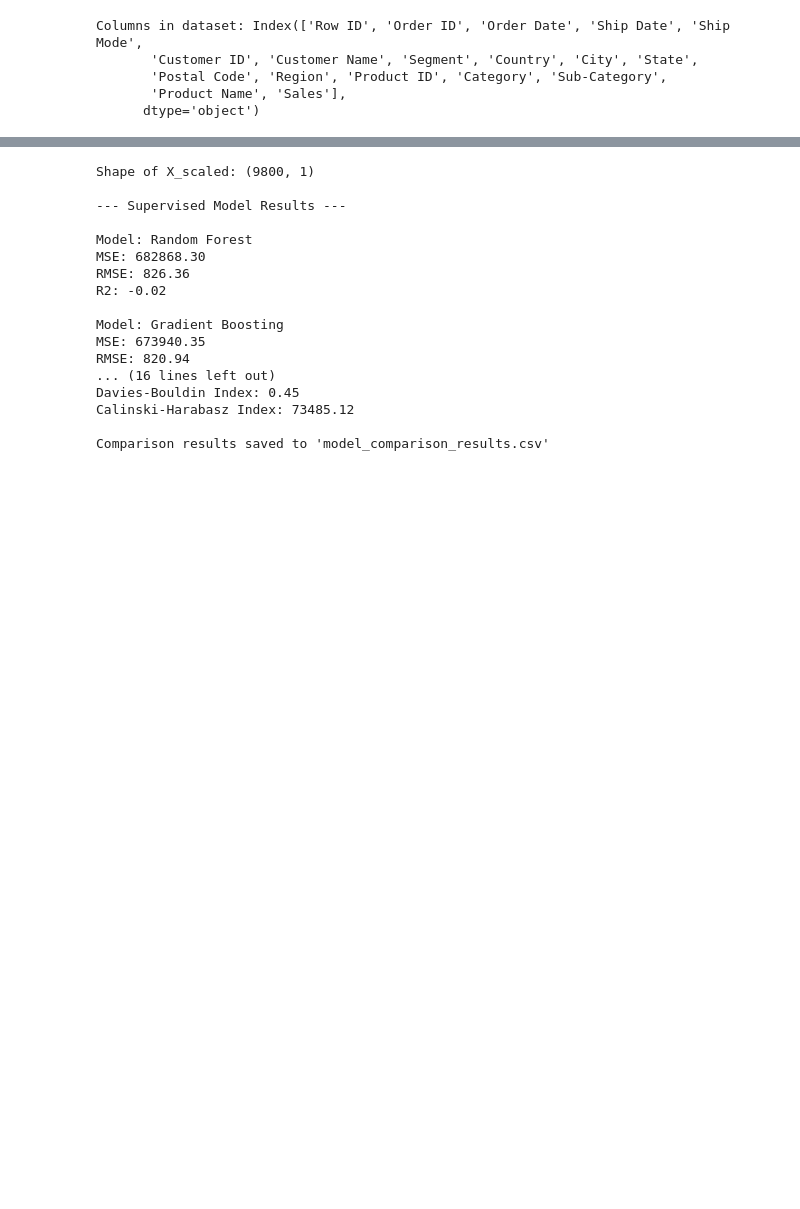
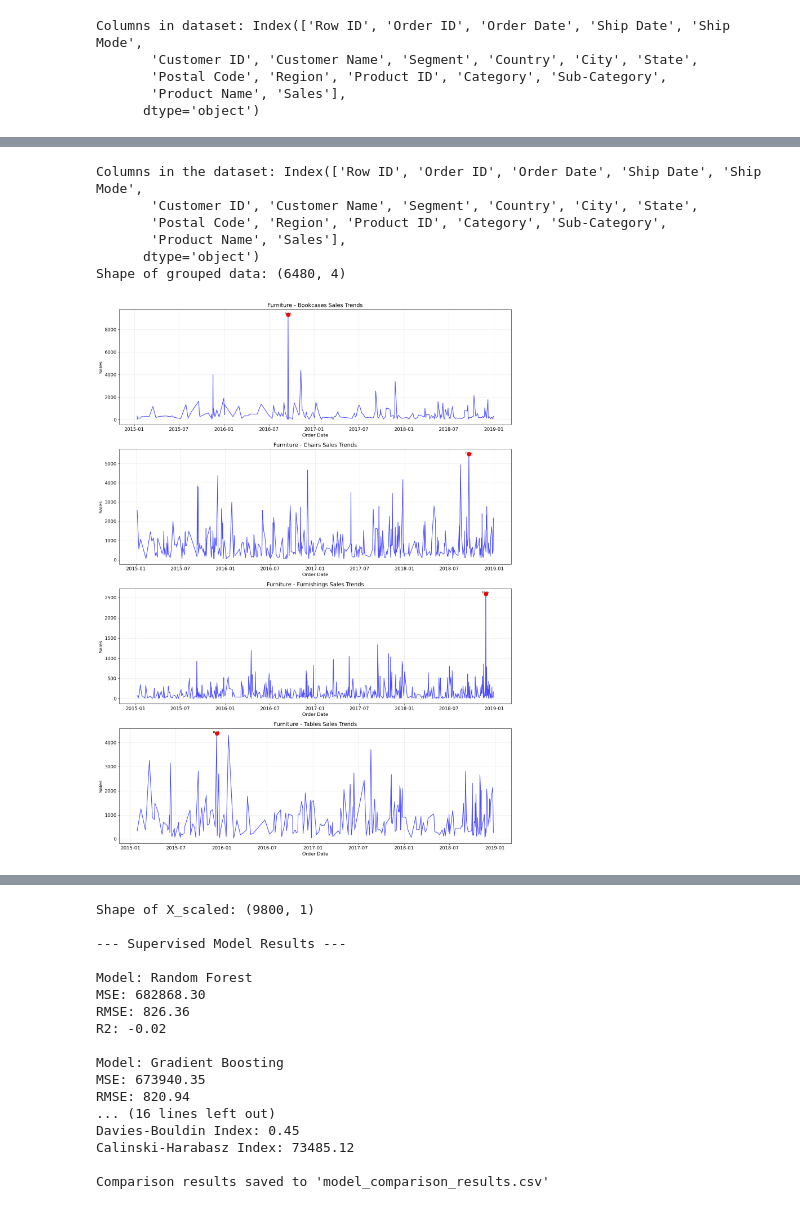
Before and after one commit to sarajy04/DST_superstore_dashboard, a Jupyter notebook: dst (1).ipynb, the cells around one changed output, grey strips where cells are left out. Cells and saved outputs as stored; diff of their text form; code cells hidden in the pictures; blank space fills up the shorter version.

```diff
--- a/dst (1).ipynb
+++ b/dst (1).ipynb
@@ -458,0 +521,64 @@ Columns in dataset: Index(['Row ID', 'Order ID', 'Order Date', 'Ship Date', 'Shi
+# %%
+
+
+# Step 1: Data Preprocessing
+# Ensure 'Order Date' is in datetime format
+df['Order Date'] = pd.to_datetime(df['Order Date'], format='%d/%m/%Y')  # Adjusted format to match day/month/year
+
+# Sort the data by 'Order Date'
+df.sort_values(by='Order Date', inplace=True)
+
+# Handle missing values
+df['Postal Code'] = df['Postal Code'].fillna(df['Postal Code'].median())
+
+# Inspect column names
+print("Columns in the dataset:", df.columns)
+
+# Group data by Category, Sub-Category, and Order Date
+grouped_data = df.groupby(['Category', 'Sub-Category', 'Order Date']).agg({
+    'Sales': 'sum'
+}).reset_index()
+
+# Debugging: Check grouped data shape
+print("Shape of grouped data:", grouped_data.shape)
+
+# Step 2: Generate Separate Line Graphs for Each Category and Sub-Category
+categories = grouped_data['Category'].unique()
+
+for category in categories:
+    # Filter data for the current category
+    category_data = grouped_data[grouped_data['Category'] == category]
+    subcategories = category_data['Sub-Category'].unique()
+
+    # Create a new figure for the current category
+    plt.figure(figsize=(15, len(subcategories) * 5))
+
+    for i, subcategory in enumerate(subcategories, 1):
+        # Filter data for the current sub-category
+        subcategory_data = category_data[category_data['Sub-Category'] == subcategory]
+
+        # Plot line graph for Sales over time
+        plt.subplot(len(subcategories), 1, i)
+        plt.plot(subcategory_data['Order Date'], subcategory_data['Sales'], label=subcategory, color='blue', alpha=0.7)
+
+        # Highlight peaks (top 3 sales values)
+        peak_date = subcategory_data.loc[subcategory_data['Sales'].idxmax(), 'Order Date']
+        peak_sales = subcategory_data['Sales'].max()
+        plt.scatter(peak_date, peak_sales, color='red', s=100, zorder=5)
+        plt.text(peak_date, peak_sales + 10, f"Peak", fontsize=8, ha='center')
+
+        plt.title(f"{category} - {subcategory} Sales Trends", fontsize=14)
+        plt.xlabel("Order Date", fontsize=12)
+        plt.ylabel("Sales", fontsize=12)
+        plt.grid(alpha=0.3)
+
+    plt.tight_layout()
+    plt.show()
+# %% [output]
+Columns in the dataset: Index(['Row ID', 'Order ID', 'Order Date', 'Ship Date', 'Ship Mode',
+       'Customer ID', 'Customer Name', 'Segment', 'Country', 'City', 'State',
+       'Postal Code', 'Region', 'Product ID', 'Category', 'Sub-Category',
+       'Product Name', 'Sales'],
+      dtype='object')
+Shape of grouped data: (6480, 4)
+[figure, added]
```
Also changed, not shown: parts of 2 cells of this notebook.
